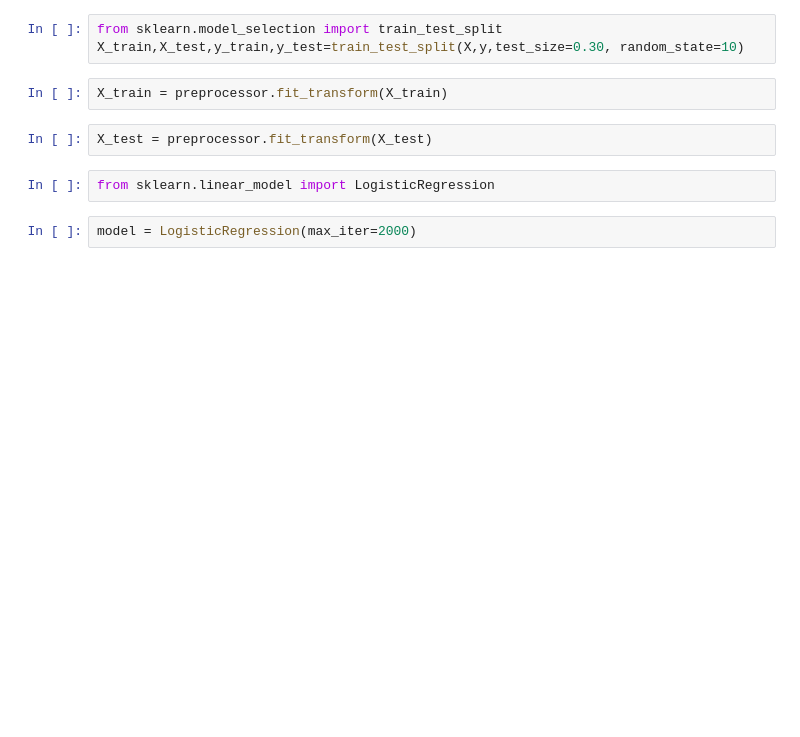
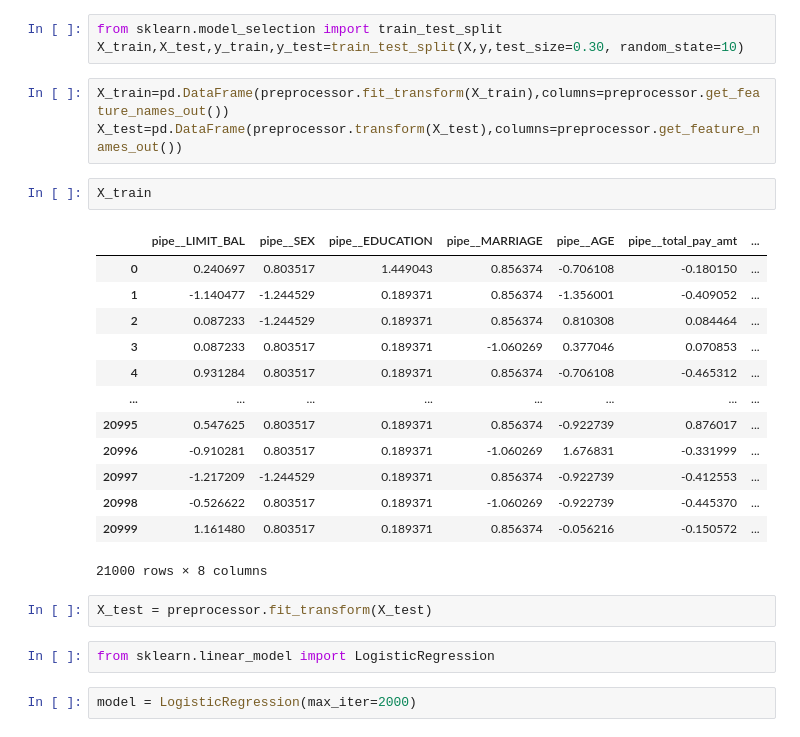
Before and after one commit to pravin-bokare/Default-Payments-of-Credit-Card-Clients-Using-ML-Logistic-Regression, a Jupyter notebook: notebooks/Model Trainer.ipynb, the cells around one changed output. Cells and saved outputs as stored; diff of their text form; blank space fills up the shorter version.

```diff
--- a/notebooks/Model Trainer.ipynb
+++ b/notebooks/Model Trainer.ipynb
@@ -60,8 +74,25 @@ ColumnTransformer(transformers=[('pipe',
 # %%
 from sklearn.model_selection import train_test_split
 X_train,X_test,y_train,y_test=train_test_split(X,y,test_size=0.30, random_state=10)
-# %%
-X_train = preprocessor.fit_transform(X_train)
+# %%
+X_train=pd.DataFrame(preprocessor.fit_transform(X_train),columns=preprocessor.get_feature_names_out())
+X_test=pd.DataFrame(preprocessor.transform(X_test),columns=preprocessor.get_feature_names_out())
+# %%
+X_train
+# %% [output]
+|  | pipe__LIMIT_BAL | pipe__SEX | pipe__EDUCATION | pipe__MARRIAGE | pipe__AGE | pipe__total_pay_amt | ... |
+| 0 | 0.240697 | 0.803517 | 1.449043 | 0.856374 | -0.706108 | -0.180150 | ... |
+| 1 | -1.140477 | -1.244529 | 0.189371 | 0.856374 | -1.356001 | -0.409052 | ... |
+| 2 | 0.087233 | -1.244529 | 0.189371 | 0.856374 | 0.810308 | 0.084464 | ... |
+| 3 | 0.087233 | 0.803517 | 0.189371 | -1.060269 | 0.377046 | 0.070853 | ... |
+| 4 | 0.931284 | 0.803517 | 0.189371 | 0.856374 | -0.706108 | -0.465312 | ... |
+| ... | ... | ... | ... | ... | ... | ... | ... |
+| 20995 | 0.547625 | 0.803517 | 0.189371 | 0.856374 | -0.922739 | 0.876017 | ... |
+| 20996 | -0.910281 | 0.803517 | 0.189371 | -1.060269 | 1.676831 | -0.331999 | ... |
+| 20997 | -1.217209 | -1.244529 | 0.189371 | 0.856374 | -0.922739 | -0.412553 | ... |
+| 20998 | -0.526622 | 0.803517 | 0.189371 | -1.060269 | -0.922739 | -0.445370 | ... |
+| 20999 | 1.161480 | 0.803517 | 0.189371 | 0.856374 | -0.056216 | -0.150572 | ... |
+21000 rows × 8 columns
 # %%
 X_test = preprocessor.fit_transform(X_test)
 # %%
```
Also changed, not shown: parts of 6 cells of this notebook, 25 other files.
